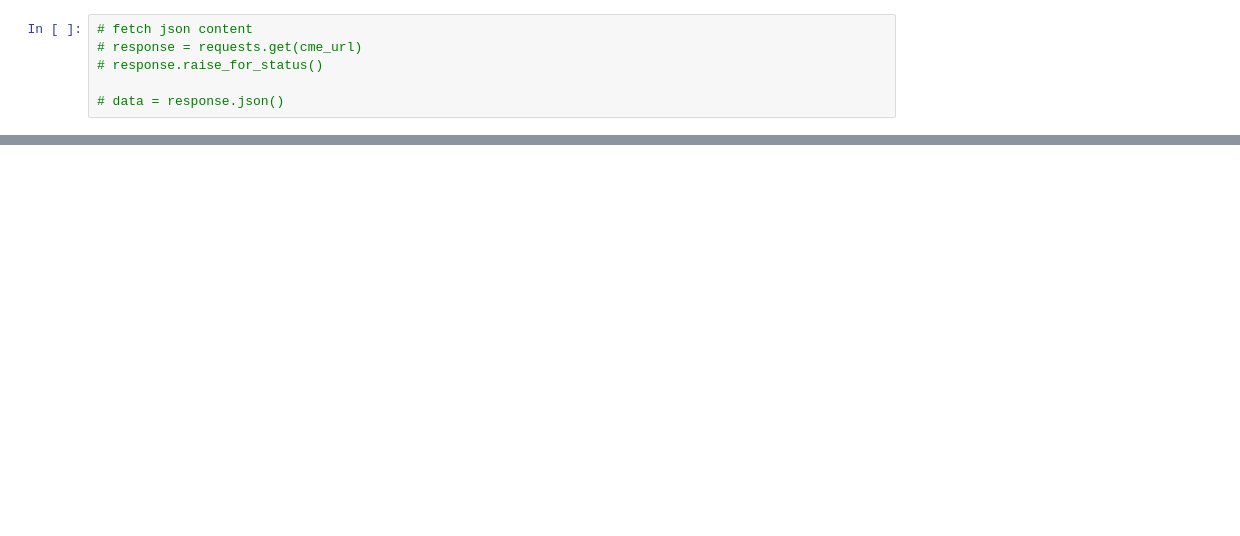
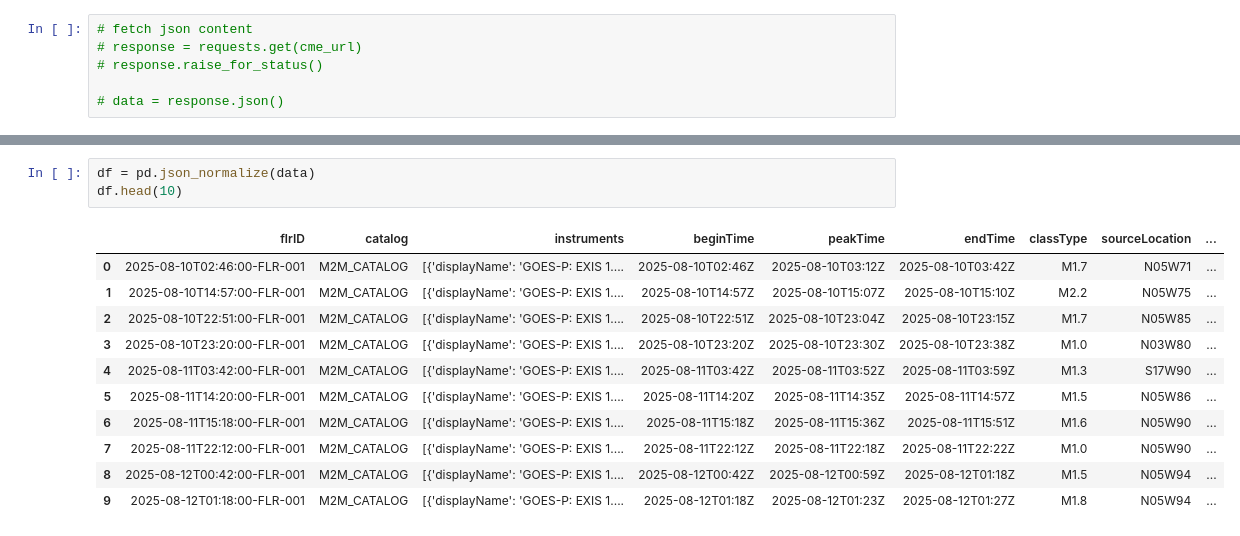
Before and after one commit to AERI078/space_weather_analysis_and_prediction, a Jupyter notebook: api-test.ipynb, the cells around one changed output, grey strips where cells are left out. Saved outputs shown, nothing was run; the diff lists cells and outputs as text; blank space fills up the shorter version.

```diff
--- a/api-test.ipynb
+++ b/api-test.ipynb
@@ -15,0 +495,15 @@ print(data)
+# %%
+df = pd.json_normalize(data)
+df.head(10)
+# %% [output]
+|  | flrID | catalog | instruments | beginTime | peakTime | endTime | classType | sourceLocation | ... |
+| 0 | 2025-08-10T02:46:00-FLR-001 | M2M_CATALOG | [{'displayName': 'GOES-P: EXIS 1.... | 2025-08-10T02:46Z | 2025-08-10T03:12Z | 2025-08-10T03:42Z | M1.7 | N05W71 | ... |
+| 1 | 2025-08-10T14:57:00-FLR-001 | M2M_CATALOG | [{'displayName': 'GOES-P: EXIS 1.... | 2025-08-10T14:57Z | 2025-08-10T15:07Z | 2025-08-10T15:10Z | M2.2 | N05W75 | ... |
+| 2 | 2025-08-10T22:51:00-FLR-001 | M2M_CATALOG | [{'displayName': 'GOES-P: EXIS 1.... | 2025-08-10T22:51Z | 2025-08-10T23:04Z | 2025-08-10T23:15Z | M1.7 | N05W85 | ... |
+| 3 | 2025-08-10T23:20:00-FLR-001 | M2M_CATALOG | [{'displayName': 'GOES-P: EXIS 1.... | 2025-08-10T23:20Z | 2025-08-10T23:30Z | 2025-08-10T23:38Z | M1.0 | N03W80 | ... |
+| 4 | 2025-08-11T03:42:00-FLR-001 | M2M_CATALOG | [{'displayName': 'GOES-P: EXIS 1.... | 2025-08-11T03:42Z | 2025-08-11T03:52Z | 2025-08-11T03:59Z | M1.3 | S17W90 | ... |
+| 5 | 2025-08-11T14:20:00-FLR-001 | M2M_CATALOG | [{'displayName': 'GOES-P: EXIS 1.... | 2025-08-11T14:20Z | 2025-08-11T14:35Z | 2025-08-11T14:57Z | M1.5 | N05W86 | ... |
+| 6 | 2025-08-11T15:18:00-FLR-001 | M2M_CATALOG | [{'displayName': 'GOES-P: EXIS 1.... | 2025-08-11T15:18Z | 2025-08-11T15:36Z | 2025-08-11T15:51Z | M1.6 | N05W90 | ... |
+| 7 | 2025-08-11T22:12:00-FLR-001 | M2M_CATALOG | [{'displayName': 'GOES-P: EXIS 1.... | 2025-08-11T22:12Z | 2025-08-11T22:18Z | 2025-08-11T22:22Z | M1.0 | N05W90 | ... |
+| 8 | 2025-08-12T00:42:00-FLR-001 | M2M_CATALOG | [{'displayName': 'GOES-P: EXIS 1.... | 2025-08-12T00:42Z | 2025-08-12T00:59Z | 2025-08-12T01:18Z | M1.5 | N05W94 | ... |
+| 9 | 2025-08-12T01:18:00-FLR-001 | M2M_CATALOG | [{'displayName': 'GOES-P: EXIS 1.... | 2025-08-12T01:18Z | 2025-08-12T01:23Z | 2025-08-12T01:27Z | M1.8 | N05W94 | ... |
```
Also changed, not shown: parts of 17 cells of this notebook, 19 other files.
